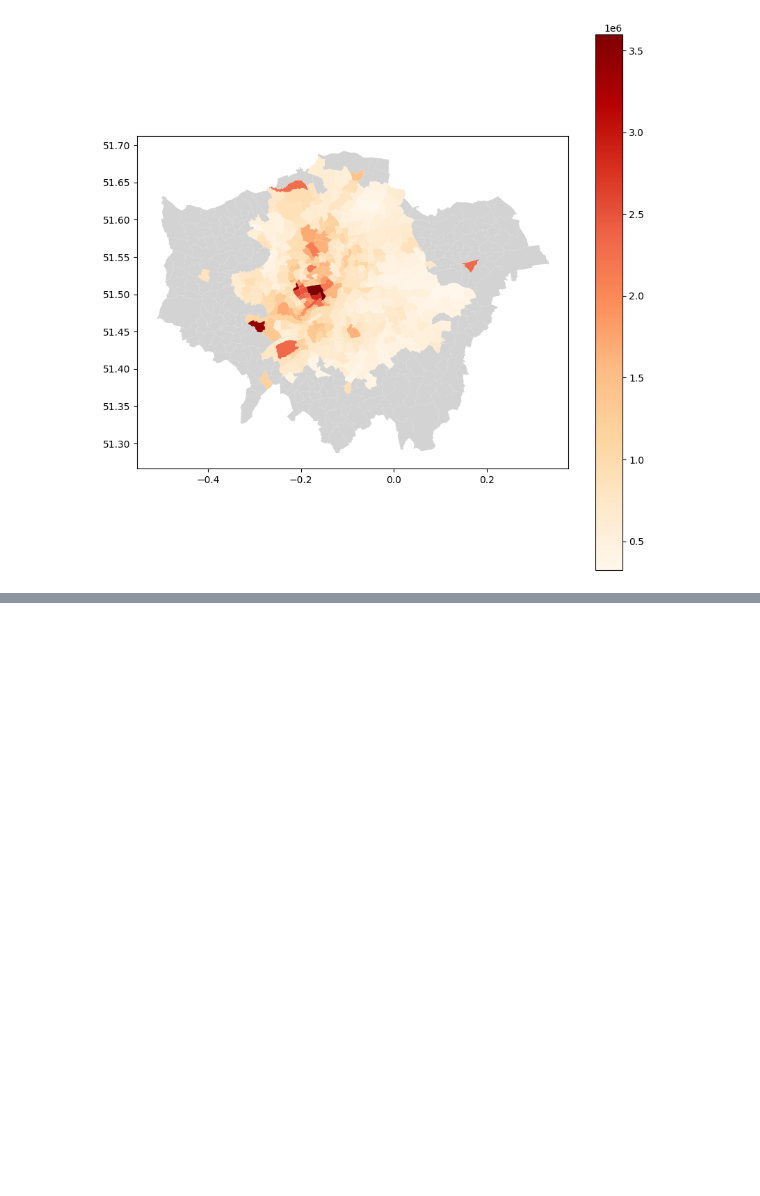
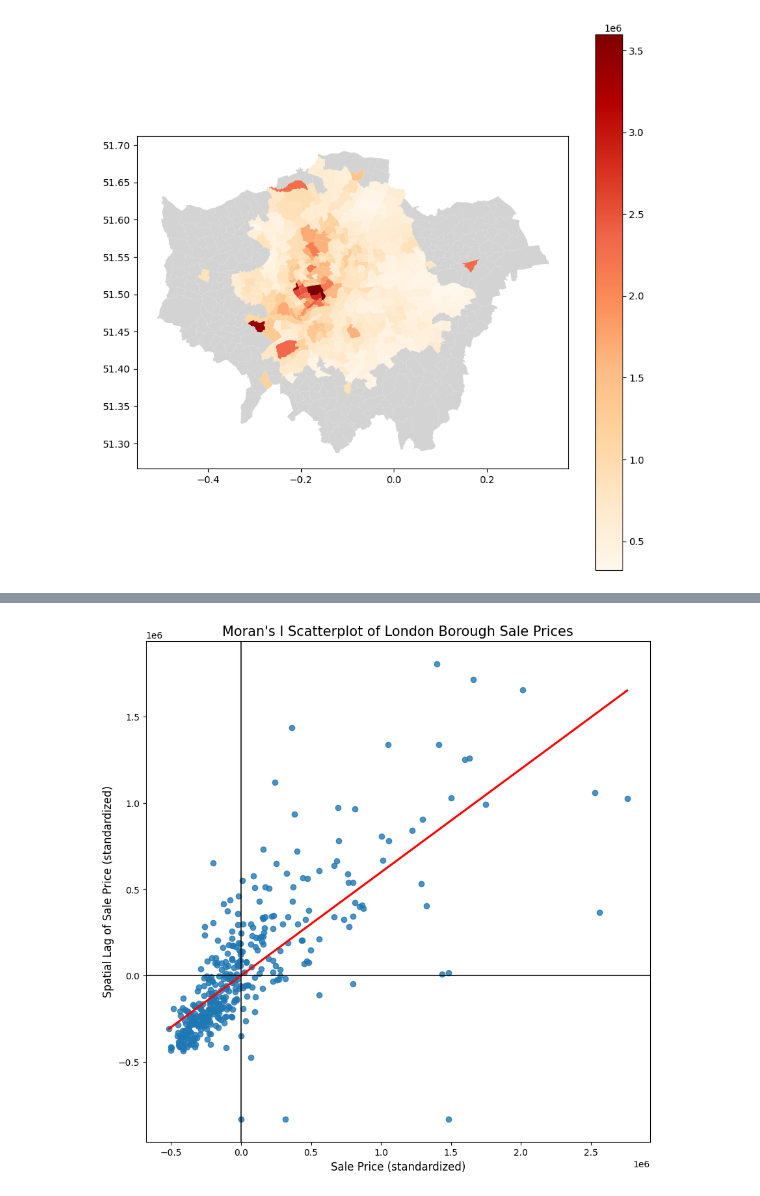
Before and after one commit to anhphuongnguyenquynh/geospatial-data-science-labs, a Jupyter notebook: london_house_project/london_house_price.ipynb, the cells around one changed output, grey strips where cells are left out. Cells and saved outputs as stored; diff of their text form; code cells hidden in the pictures; blank space fills up the shorter version.

```diff
--- a/london_house_project/london_house_price.ipynb
+++ b/london_house_project/london_house_price.ipynb
@@ -108,0 +180,5 @@ boroughs_price.plot(
+# %%
+# Construct a spatial weights
+# Generate W from the GeoDataFrame
+# Convert this to polygon data
+w = weights.Queen.from_dataframe(boroughs_price_clean)
@@ -108,0 +189,3 @@ boroughs_price.plot(
+# %%
+# Row-standarization
+w.transform = 'R'
@@ -108,0 +196,26 @@ boroughs_price.plot(
+# %%
+# Calcualte the spatial lag
+lag_price = weights.spatial_lag.lag_spatial(w, boroughs_price_clean['sale_price'])
+# %%
+# Standardize the variable of interest and the lag variable
+price_std = (boroughs_price_clean['sale_price'] - boroughs_price_clean['sale_price'].mean())
+price_lag_std = (lag_price - lag_price.mean())
+# %%
+# Plot the spatial weights and spatial lag against one another to produce the Moran's I scatter plot
+f, ax = plt.subplots(1, figsize=(10,10))
+
+seaborn.regplot(
+    x=price_std, #variable of interest
+    y=price_lag_std, #spatial lag variable
+    ci=None, # suppress the plotting of the confidence interval
+    data=boroughs_price_clean,
+    line_kws={'color':'r'}
+)
+ax.axvline(0, c='k', alpha = 0.8)
+ax.axhline(0, c='k', alpha = 0.8)
+ax.set_xlabel('Sale Price (standardized)', fontsize=12)
+ax.set_ylabel('Spatial Lag of Sale Price (standardized)', fontsize=12)
+ax.set_title("Moran's I Scatterplot of London Borough Sale Prices", fontsize=15)
+plt.show()
+# %% [output]
+[figure, added]
```
Also changed, not shown: parts of 29 cells of this notebook.
